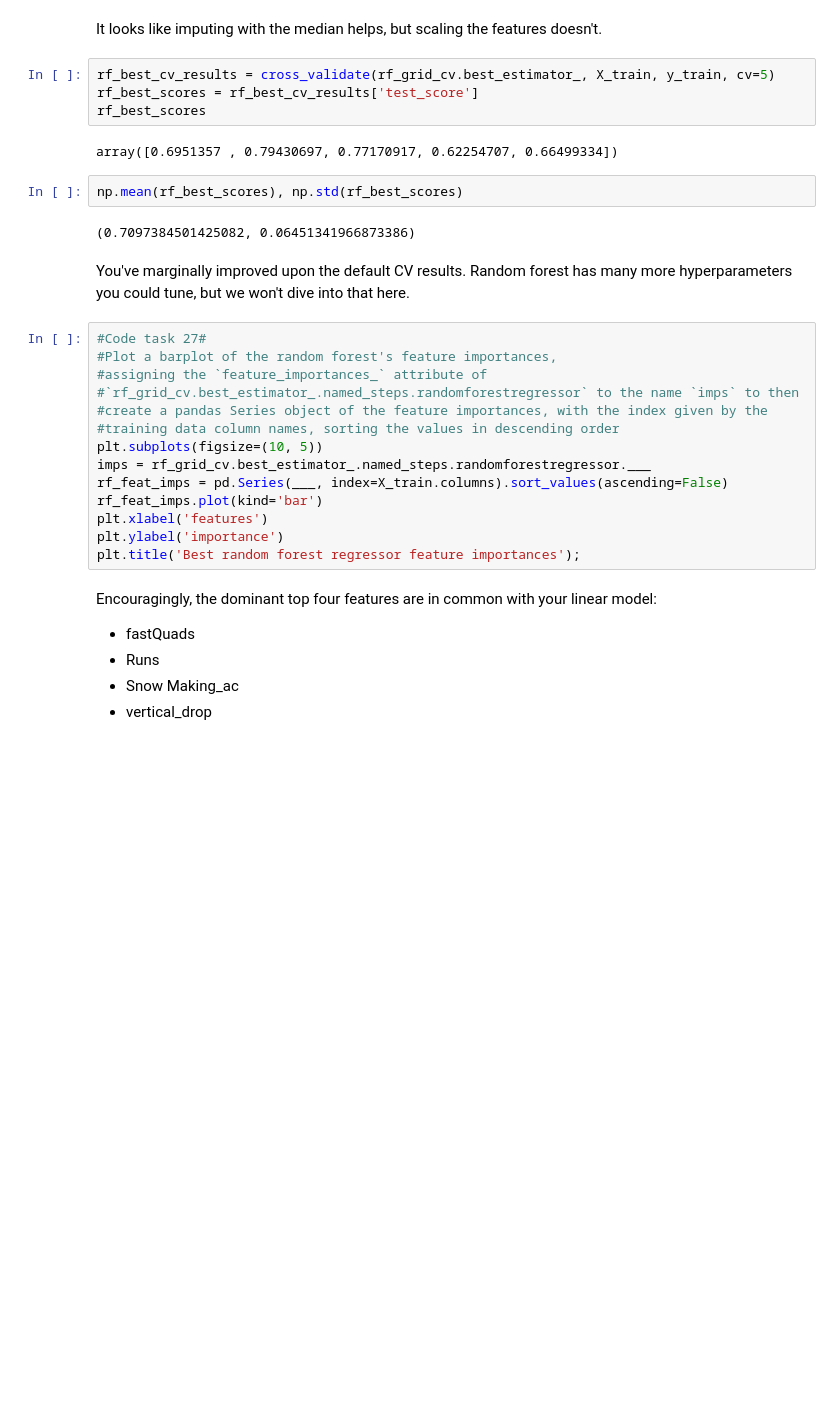
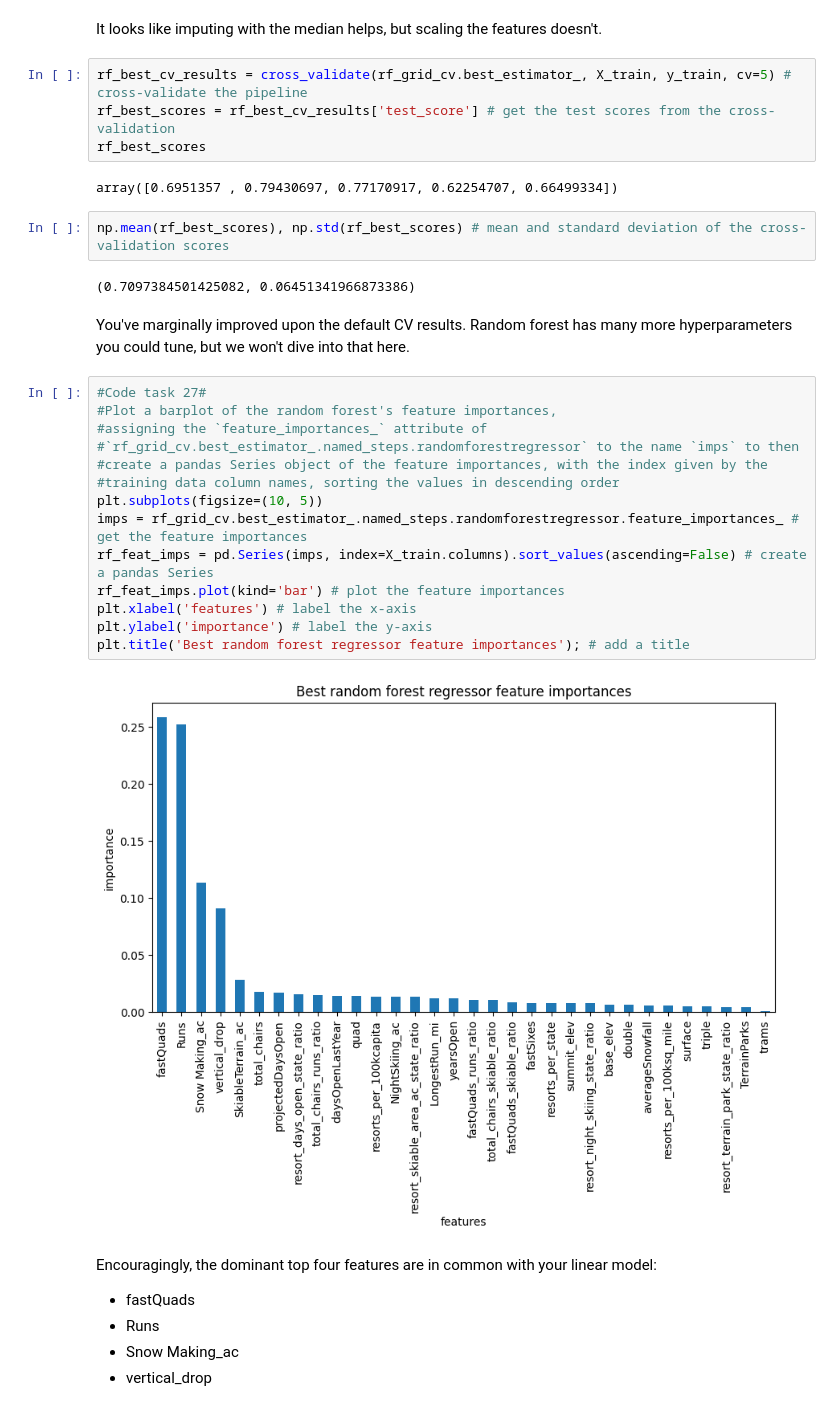
Before and after one commit to acokafor/Springboard_Data_Science_Career_Track, a Jupyter notebook: DataScienceGuidedCapstone-master/Notebooks/04_preprocessing_and_training.ipynb, the cells around one changed output. Saved outputs shown, nothing was run; the diff lists cells and outputs as text; blank space fills up the shorter version.

```diff
--- a/DataScienceGuidedCapstone-master/Notebooks/04_preprocessing_and_training.ipynb
+++ b/DataScienceGuidedCapstone-master/Notebooks/04_preprocessing_and_training.ipynb
@@ -978,13 +1015,13 @@ rf_grid_cv.___
 # %% [markdown]
 It looks like imputing with the median helps, but scaling the features doesn't.
 # %%
-rf_best_cv_results = cross_validate(rf_grid_cv.best_estimator_, X_train, y_train, cv=5)
-rf_best_scores = rf_best_cv_results['test_score']
+rf_best_cv_results = cross_validate(rf_grid_cv.best_estimator_, X_train, y_train, cv=5) # cross-validate the pipeline
+rf_best_scores = rf_best_cv_results['test_score'] # get the test scores from the cross-validation
 rf_best_scores
 # %% [output]
 array([0.6951357 , 0.79430697, 0.77170917, 0.62254707, 0.66499334])
 # %%
-np.mean(rf_best_scores), np.std(rf_best_scores)
+np.mean(rf_best_scores), np.std(rf_best_scores) # mean and standard deviation of the cross-validation scores
 # %% [output]
 (0.7097384501425082, 0.06451341966873386)
 # %% [markdown]
@@ -992,17 +1029,19 @@ You've marginally improved upon the default CV results. Random forest has many m
 # %%
 #Code task 27#
 #Plot a barplot of the random forest's feature importances,
 #assigning the `feature_importances_` attribute of
 #`rf_grid_cv.best_estimator_.named_steps.randomforestregressor` to the name `imps` to then
 #create a pandas Series object of the feature importances, with the index given by the
 #training data column names, sorting the values in descending order
 plt.subplots(figsize=(10, 5))
-imps = rf_grid_cv.best_estimator_.named_steps.randomforestregressor.___
-rf_feat_imps = pd.Series(___, index=X_train.columns).sort_values(ascending=False)
-rf_feat_imps.plot(kind='bar')
-plt.xlabel('features')
-plt.ylabel('importance')
-plt.title('Best random forest regressor feature importances');
+imps = rf_grid_cv.best_estimator_.named_steps.randomforestregressor.feature_importances_ # get the feature importances
+rf_feat_imps = pd.Series(imps, index=X_train.columns).sort_values(ascending=False) # create a pandas Series
+rf_feat_imps.plot(kind='bar') # plot the feature importances
+plt.xlabel('features') # label the x-axis
+plt.ylabel('importance') # label the y-axis
+plt.title('Best random forest regressor feature importances'); # add a title
+# %% [output]
+[figure, added]
 # %% [markdown]
 Encouragingly, the dominant top four features are in common with your linear model:
 * fastQuads
```
Also changed, not shown: parts of 44 cells of this notebook, 1 other file.
